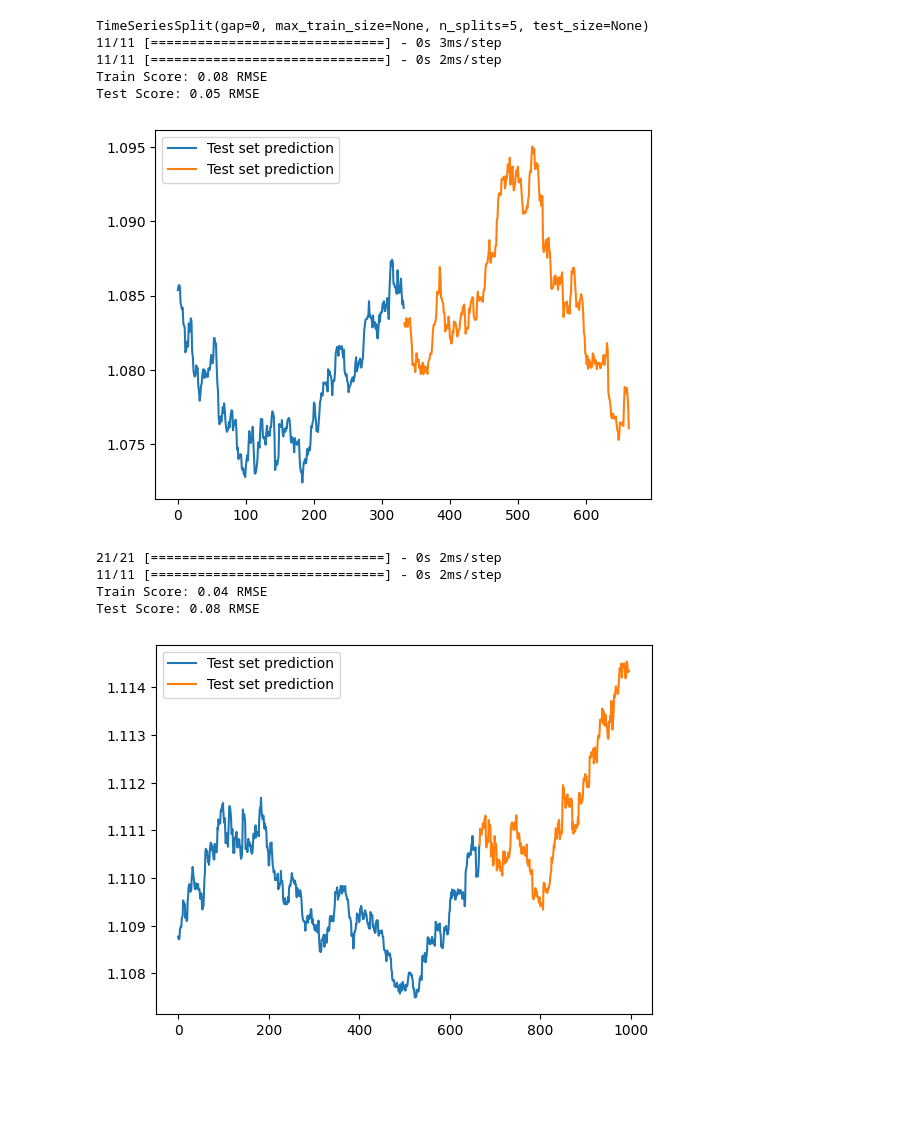
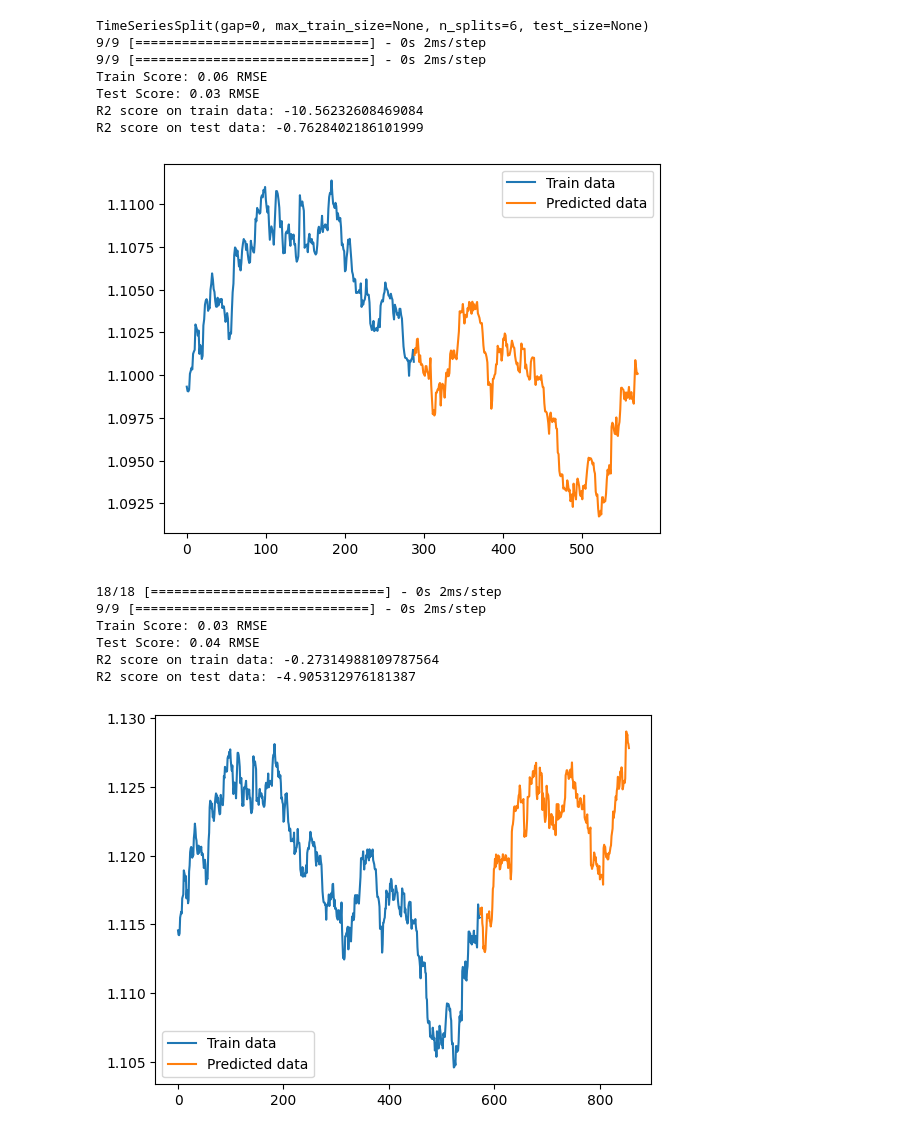
Before and after one commit to DavidBobekIMC/QuantWiseAI, a Jupyter notebook: jupiter_notebooks/stacked_LSTM.ipynb, the cells around one changed output. Cells and saved outputs as stored; diff of their text form; code cells hidden in the pictures; blank space fills up the shorter version.

Commit message:
📝LSTM implemented, time to do arima

```diff
--- a/jupiter_notebooks/stacked_LSTM.ipynb
+++ b/jupiter_notebooks/stacked_LSTM.ipynb
@@ -13,7 +14,6 @@ def model_building(X_train, y_train, X_test, y_test, look_back,scaler):
     X_test = np.reshape(X_test, (X_test.shape[0], 1, X_test.shape[1]))
 
     model = Sequential()
-    #model.add(LSTM(200, activation='relu', return_sequences=True, input_shape=(X_train.shape[1], X_train.shape[2])))
     model.add(LSTM(4,input_shape=(1,look_back)))
     model.add(Dense(1))
     model.compile(optimizer='adam', loss='mse')
@@ -37,8 +37,12 @@ def model_building(X_train, y_train, X_test, y_test, look_back,scaler):
     test_score = np.sqrt(mean_squared_error(y_test, test_predict))
     print('Test Score: %.2f RMSE' % (test_score))
 
+    # R2
+    print("R2 score on train data:",r2_score(y_train,train_predict))
+    print("R2 score on test data:",r2_score(y_test,test_predict))
+
     joined_data = np.concatenate((train_predict,test_predict),axis=0)
-    return train_predict, test_predict,joined_data
+    return train_predict, test_predict,joined_data,model
 # %%
 from matplotlib import pyplot as plt
 from bokeh.io import output_notebook
@@ -54,9 +58,9 @@ def plotting(trainPredictPlot, testPredictPlot):
     testPredictPlot = np.concatenate((testPredictPlot_empty, testPredictPlot), axis=0)
 
 
-    plt.plot(trainPredictPlot, label='Test set prediction')
+    plt.plot(trainPredictPlot, label='Train data')
 
-    plt.plot(testPredictPlot, label='Test set prediction')
+    plt.plot(testPredictPlot, label='Predicted data')
     #plt.plot(joined, label='Joined data',color='black')
     plt.legend()
 
@@ -75,24 +79,10 @@ def stacked_lstm(financial_data,record_to_plot:int=2000):
     # As we are using time series data, we need to split the data in train and test on the basis of time not just take the first 80% data as train and remaining as test
 
     from sklearn.model_selection import TimeSeriesSplit
-    tscv = TimeSeriesSplit(n_splits=5)
+    tscv = TimeSeriesSplit(n_splits=6)
     print(tscv)
-
+    results = {}
     for train_index, test_index in tscv.split(scaled_data):
-
-        """train =[]
-        test = []
-        for i in range(financial_data.shape[0]):
-            # add every 5th record to test data and remaining to train data so that we have continuous data in test data
-            if i%5 == 0:
-                test.append(scaled_data[i])
-            else:
-                train.append(scaled_data[i])
-        #train = scaled_data[:int(0.8*len(scaled_data))]
-        #test = scaled_data[int(0.8*len(scaled_data)):]
-
-         """
-        # convert train and test data to numpy array
 
         train = scaled_data[train_index]
         test = scaled_data[test_index]
@@ -112,10 +102,13 @@ def stacked_lstm(financial_data,record_to_plot:int=2000):
 
 
 
-        trainPredictPlot, testPredictPlot,joined = model_building(X_train,y_train,X_test,y_test,lookback,scaler)
+        trainPredictPlot, testPredictPlot,joined,model = model_building(X_train,y_train,X_test,y_test,lookback,scaler)
 
         true_data = financial_data['Close']
         plotting(trainPredictPlot, testPredictPlot)
+
+
+    return true_data,joined,model
 # %%
 financial_data = pd.read_csv(
     "..\data\EURUSD_Candlestick_4_Hour_ASK_05.05.2003-16.10.2021.csv")
@@ -149,16 +142,20 @@ financial_data.rename(columns={"close": "Close"}, inplace=True)
 
 financial_data = financial_data.reset_index(drop=True)
 # %%
-stacked_lstm(financial_data,record_to_plot=2000)
+true_data,joined,model = stacked_lstm(financial_data,record_to_plot=2000)
 # %% [output]
-TimeSeriesSplit(gap=0, max_train_size=None, n_splits=5, test_size=None)
-11/11 [==============================] - 0s 3ms/step
-11/11 [==============================] - 0s 2ms/step
-Train Score: 0.08 RMSE
-Test Score: 0.05 RMSE
+TimeSeriesSplit(gap=0, max_train_size=None, n_splits=6, test_size=None)
+9/9 [==============================] - 0s 2ms/step
+9/9 [==============================] - 0s 2ms/step
+Train Score: 0.06 RMSE
+Test Score: 0.03 RMSE
+R2 score on train data: -10.56232608469084
+R2 score on test data: -0.7628402186101999
-[figure, old version]
+[figure, new version]
-21/21 [==============================] - 0s 2ms/step
-11/11 [==============================] - 0s 2ms/step
-Train Score: 0.04 RMSE
-Test Score: 0.08 RMSE
+18/18 [==============================] - 0s 2ms/step
+9/9 [==============================] - 0s 2ms/step
+Train Score: 0.03 RMSE
+Test Score: 0.04 RMSE
+R2 score on train data: -0.27314988109787564
+R2 score on test data: -4.905312976181387
-[figure, old version]
+[figure, new version]
```
Also changed, not shown: parts of 3 cells of this notebook, 3 other files.
